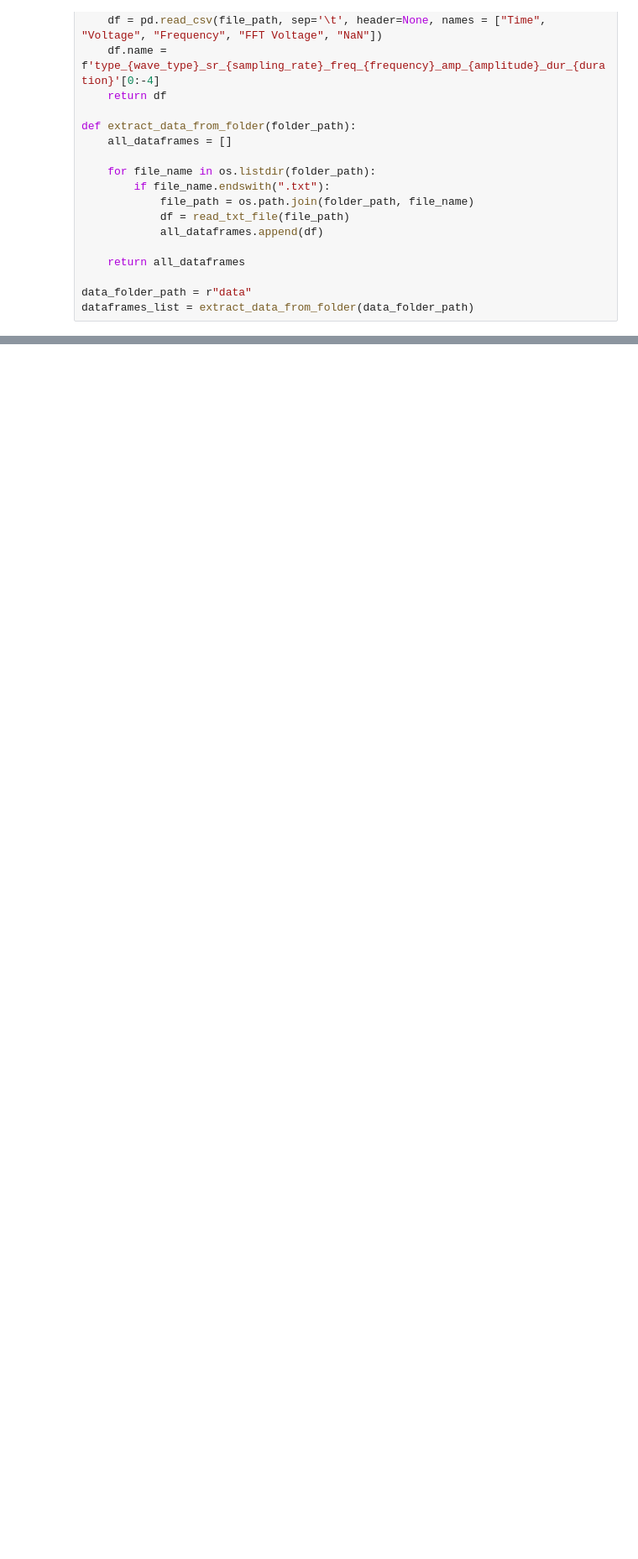
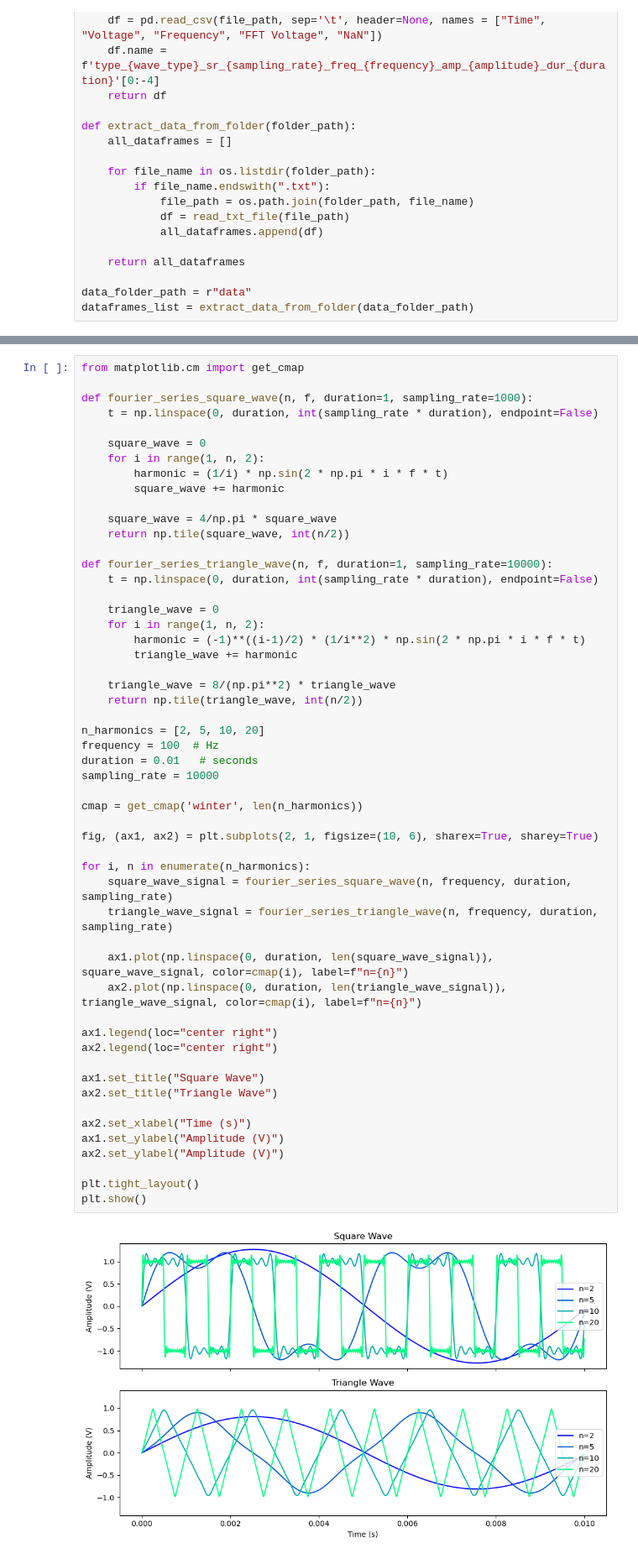
Before and after one commit to jwdesroches/phys_5318, a Jupyter notebook: experiment_1/figures.ipynb, the cells around one changed output, grey strips where cells are left out. Shown at 84% size. Cells and saved outputs as stored; diff of their text form; blank space fills up the shorter version.

```diff
--- a/experiment_1/figures.ipynb
+++ b/experiment_1/figures.ipynb
@@ -52,0 +103,55 @@ for i, df in enumerate(dataframes_list):
+# %%
+from matplotlib.cm import get_cmap
+
+def fourier_series_square_wave(n, f, duration=1, sampling_rate=1000):
+    t = np.linspace(0, duration, int(sampling_rate * duration), endpoint=False)
+
+    square_wave = 0
+    for i in range(1, n, 2):
+        harmonic = (1/i) * np.sin(2 * np.pi * i * f * t)
+        square_wave += harmonic
+
+    square_wave = 4/np.pi * square_wave
+    return np.tile(square_wave, int(n/2))
+
+def fourier_series_triangle_wave(n, f, duration=1, sampling_rate=10000):
+    t = np.linspace(0, duration, int(sampling_rate * duration), endpoint=False)
+
+    triangle_wave = 0
+    for i in range(1, n, 2):
+        harmonic = (-1)**((i-1)/2) * (1/i**2) * np.sin(2 * np.pi * i * f * t)
+        triangle_wave += harmonic
+
+    triangle_wave = 8/(np.pi**2) * triangle_wave
+    return np.tile(triangle_wave, int(n/2))
+
+n_harmonics = [2, 5, 10, 20]
+frequency = 100  # Hz
+duration = 0.01   # seconds
+sampling_rate = 10000
+
+cmap = get_cmap('winter', len(n_harmonics))
+
+fig, (ax1, ax2) = plt.subplots(2, 1, figsize=(10, 6), sharex=True, sharey=True)
+
+for i, n in enumerate(n_harmonics):
+    square_wave_signal = fourier_series_square_wave(n, frequency, duration, sampling_rate)
+    triangle_wave_signal = fourier_series_triangle_wave(n, frequency, duration, sampling_rate)
+
+    ax1.plot(np.linspace(0, duration, len(square_wave_signal)), square_wave_signal, color=cmap(i), label=f"n={n}")
+    ax2.plot(np.linspace(0, duration, len(triangle_wave_signal)), triangle_wave_signal, color=cmap(i), label=f"n={n}")
+
+ax1.legend(loc="center right")
+ax2.legend(loc="center right")
+
+ax1.set_title("Square Wave")
+ax2.set_title("Triangle Wave")
+
+ax2.set_xlabel("Time (s)")
+ax1.set_ylabel("Amplitude (V)")
+ax2.set_ylabel("Amplitude (V)")
+
+plt.tight_layout()
+plt.show()
+# %% [output]
+[figure, added]
```
Also changed, not shown: parts of 3 cells of this notebook.
